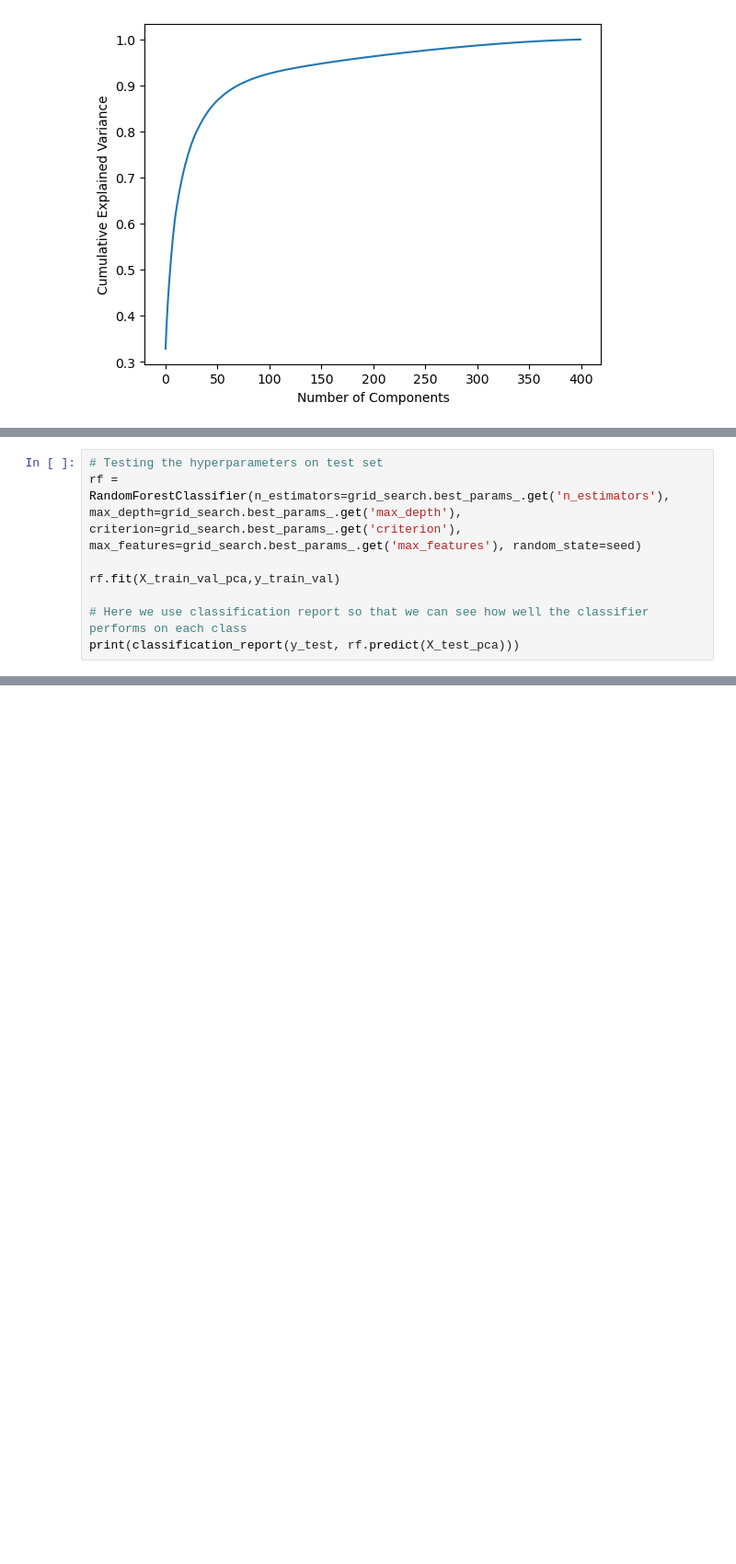
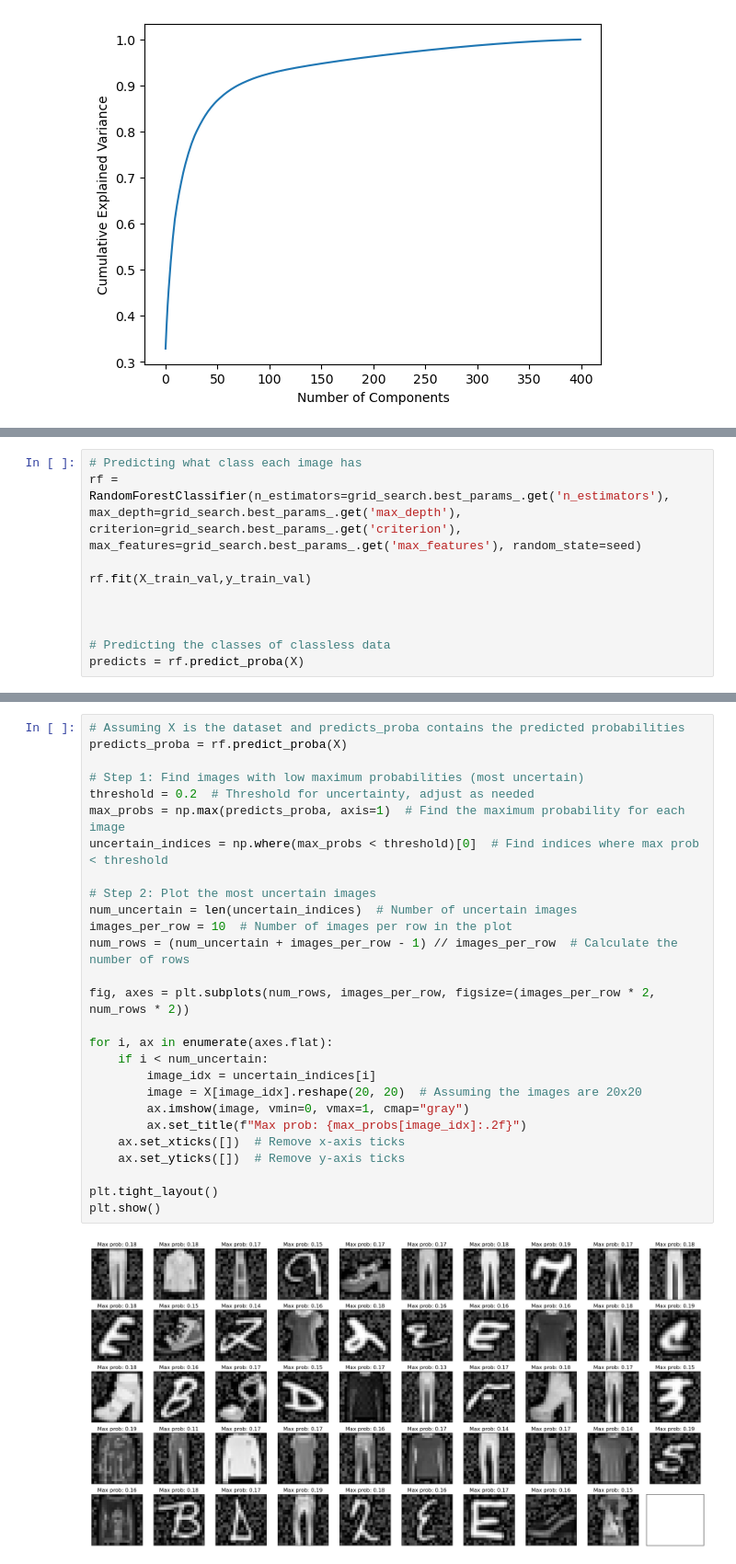
Before and after one commit to eliashovdenes/Machine-Learning-Handwritten-Character-Recognition, a Jupyter notebook: Oblig2.ipynb, the cells around one changed output, grey strips where cells are left out. Shown at 92% size. Saved outputs shown, nothing was run; the diff lists cells and outputs as text; blank space fills up the shorter version.

Commit message:
basically done with all the problems, need to ask group leader some questions, cleanup and write report

```diff
--- a/Oblig2.ipynb
+++ b/Oblig2.ipynb
@@ -390,8 +363,10 @@ Best Cross-Validation accuracy: 0.9337343165814612
 # %%
-# Testing the hyperparameters on test set
+# Predicting what class each image has
 rf = RandomForestClassifier(n_estimators=grid_search.best_params_.get('n_estimators'), max_depth=grid_search.best_params_.get('max_depth'), criterion=grid_search.best_params_.get('criterion'), max_features=grid_search.best_params_.get('max_features'), random_state=seed)
 
-rf.fit(X_train_val_pca,y_train_val)
+rf.fit(X_train_val,y_train_val)
 
-# Here we use classification report so that we can see how well the classifier performs on each class
-print(classification_report(y_test, rf.predict(X_test_pca)))
+
+
+# Predicting the classes of classless data
+predicts = rf.predict_proba(X)
@@ -415,0 +400,29 @@ weighted avg       0.84      0.84      0.84      2951
+# %%
+# Assuming X is the dataset and predicts_proba contains the predicted probabilities
+predicts_proba = rf.predict_proba(X)
+
+# Step 1: Find images with low maximum probabilities (most uncertain)
+threshold = 0.2  # Threshold for uncertainty, adjust as needed
+max_probs = np.max(predicts_proba, axis=1)  # Find the maximum probability for each image
+uncertain_indices = np.where(max_probs < threshold)[0]  # Find indices where max prob < threshold
+
+# Step 2: Plot the most uncertain images
+num_uncertain = len(uncertain_indices)  # Number of uncertain images
+images_per_row = 10  # Number of images per row in the plot
+num_rows = (num_uncertain + images_per_row - 1) // images_per_row  # Calculate the number of rows
+
+fig, axes = plt.subplots(num_rows, images_per_row, figsize=(images_per_row * 2, num_rows * 2))
+
+for i, ax in enumerate(axes.flat):
+    if i < num_uncertain:
+        image_idx = uncertain_indices[i]
+        image = X[image_idx].reshape(20, 20)  # Assuming the images are 20x20
+        ax.imshow(image, vmin=0, vmax=1, cmap="gray")
+        ax.set_title(f"Max prob: {max_probs[image_idx]:.2f}")
+    ax.set_xticks([])  # Remove x-axis ticks
+    ax.set_yticks([])  # Remove y-axis ticks
+
+plt.tight_layout()
+plt.show()
+# %% [output]
+[figure, added]
```
Also changed, not shown: parts of 16 cells of this notebook.
